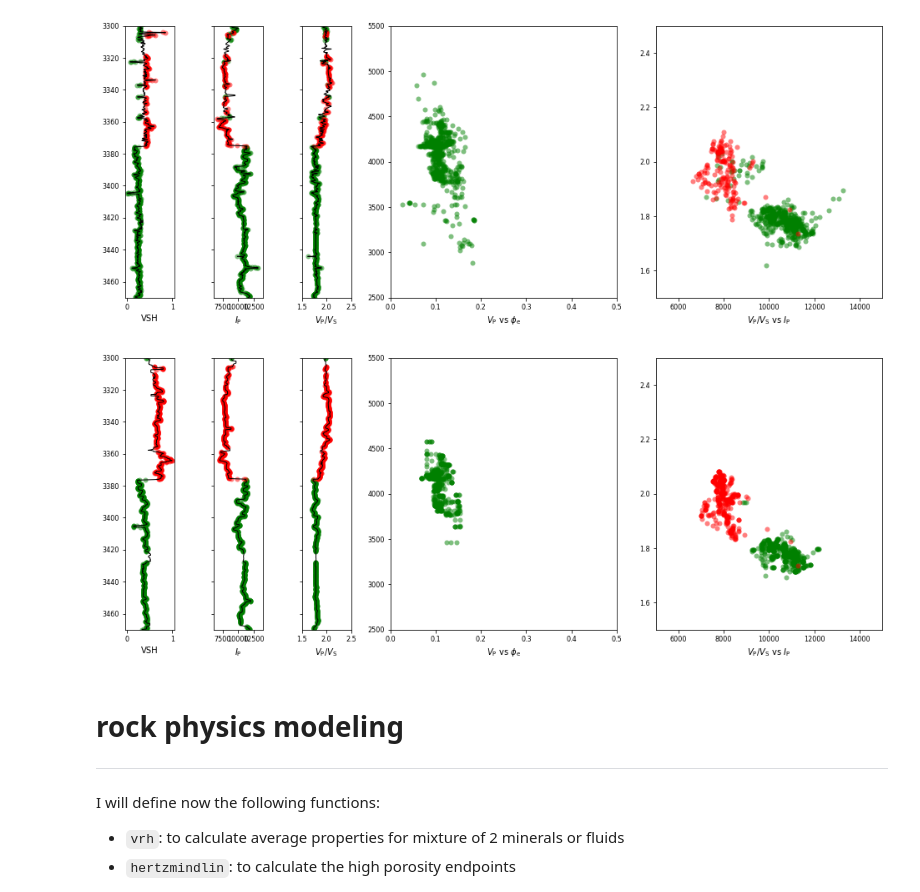
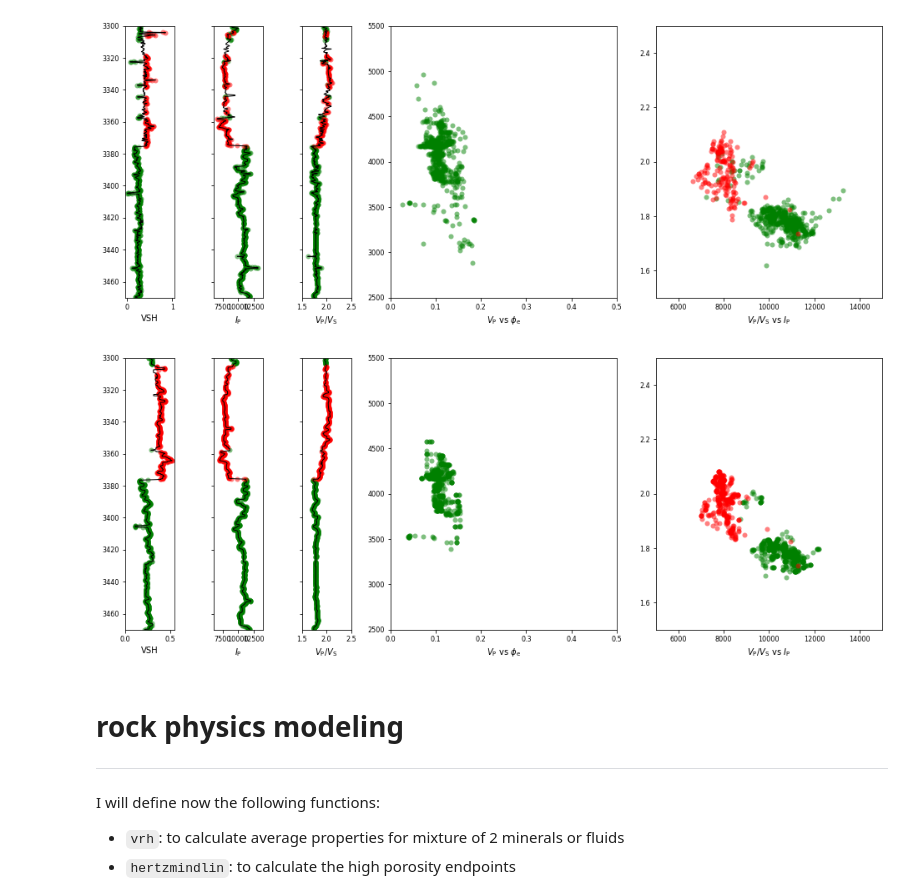
Before and after one commit to ABDunbar/Quantitative_Seismic_Interpretation, a Jupyter notebook: seismic_rock_physics_FORCE_wells.ipynb, the cells around one changed output. Drawn from its saved outputs; the diff is of its cells as text; code cells hidden in the pictures.

```diff
--- a/seismic_rock_physics_FORCE_wells.ipynb
+++ b/seismic_rock_physics_FORCE_wells.ipynb
@@ -22,0 +57,3 @@ df = data.drop(['X_LOC', 'Y_LOC', 'Z_LOC', 'FORCE_2020_LITHOFACIES_CONFIDENCE',
+# %%
+df = df[columns]
+#wells_medfilt = wells_medfilt[columns]
@@ -80,3 +104,11 @@ wells_medfilt = wells_medfilt[rock_physics_curves]
+# %%
+df = vshale_from_gr(df)
+# %%
+df = df[rock_physics_curves]
+# %%
+# Compare a median filtered version. Especially effects the VSH calculation from the GR
+filt = df.copy()
+filt = filt.rolling(11).median()
 # %% [markdown]
 # Plot basic rock physics logs and compare unfiltered with filtered
 # %%
@@ -126,9 +158,9 @@ plotlog(well_data, 3300, 3470, 0.3, 0.4)
 [figure]
 # %%
 # Filtered
-plotlog(wells_medfilt, 3300, 3470, 0.45, 0.6)
+plotlog(filt, 3300, 3470, 0.3, 0.35)
 # %% [output]
-[figure, old version]
+[figure, new version]
 # %% [markdown]
 # rock physics modeling
 
```
Also changed, not shown: parts of 38 cells of this notebook.
